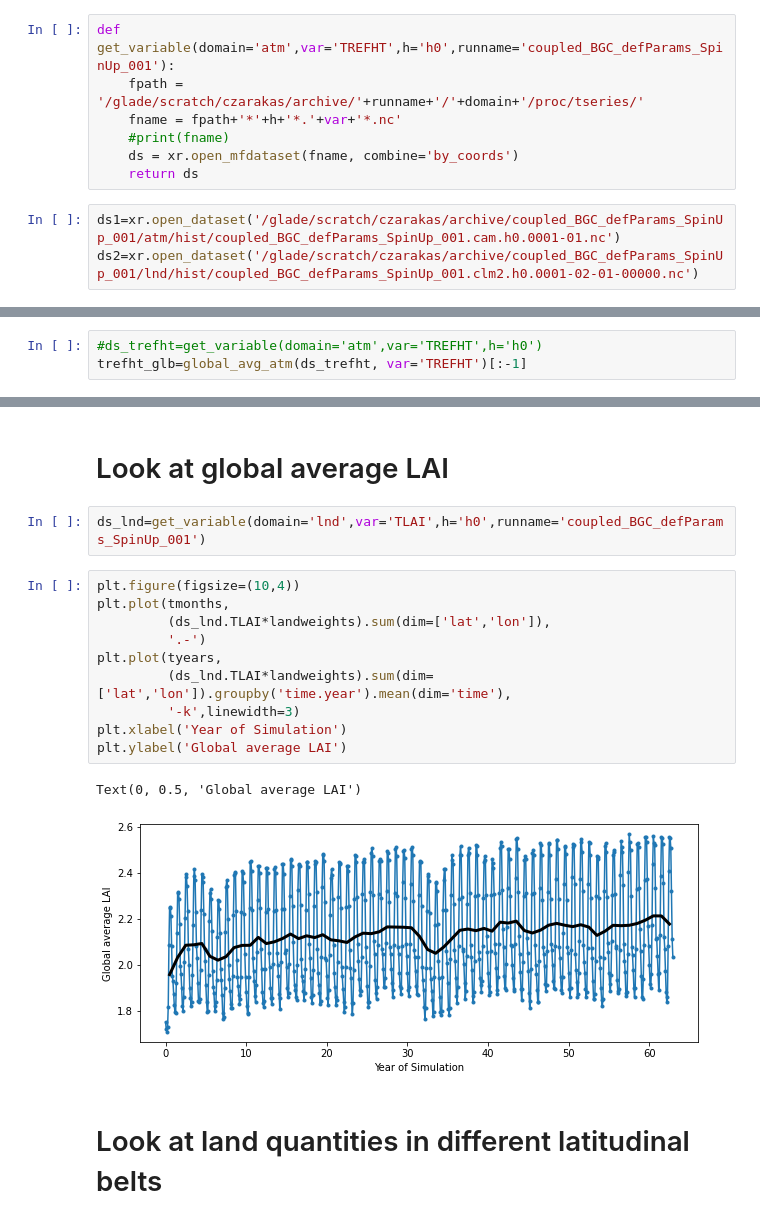
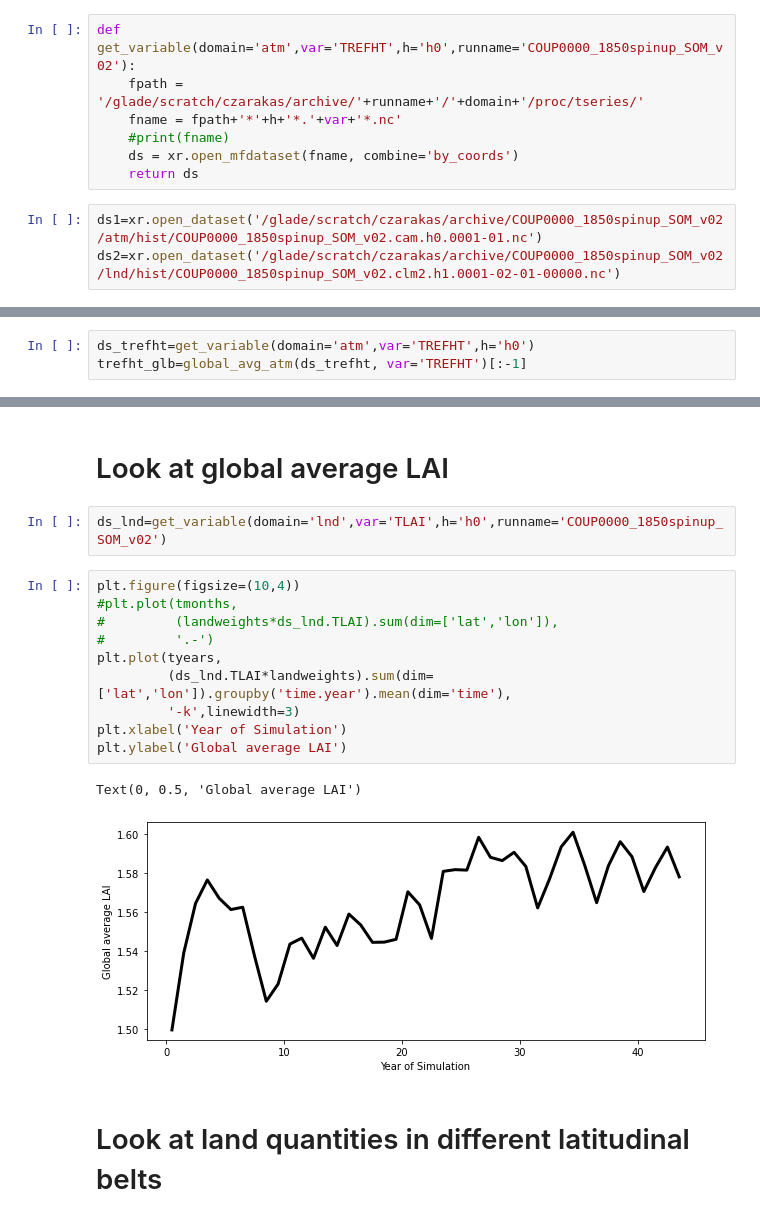
Before and after one commit to czarakas/coupled_PPE, a Jupyter notebook: code/check_simulations/Check_spin_up_after_doing_postproc.ipynb, the cells around one changed output, grey strips where cells are left out. Cells and saved outputs as stored; diff of their text form.

```diff
--- a/code/check_simulations/Check_spin_up_after_doing_postproc.ipynb
+++ b/code/check_simulations/Check_spin_up_after_doing_postproc.ipynb
@@ -4,15 +4,15 @@ import xarray as xr
 import matplotlib.pyplot as plt
 import numpy as np
 # %%
-def get_variable(domain='atm',var='TREFHT',h='h0',runname='coupled_BGC_defParams_SpinUp_001'):
+def get_variable(domain='atm',var='TREFHT',h='h0',runname='COUP0000_1850spinup_SOM_v02'):
     fpath = '/glade/scratch/czarakas/archive/'+runname+'/'+domain+'/proc/tseries/'
     fname = fpath+'*'+h+'*.'+var+'*.nc'
     #print(fname)
     ds = xr.open_mfdataset(fname, combine='by_coords')
     return ds
 # %%
-ds1=xr.open_dataset('/glade/scratch/czarakas/archive/coupled_BGC_defParams_SpinUp_001/atm/hist/coupled_BGC_defParams_SpinUp_001.cam.h0.0001-01.nc')
-ds2=xr.open_dataset('/glade/scratch/czarakas/archive/coupled_BGC_defParams_SpinUp_001/lnd/hist/coupled_BGC_defParams_SpinUp_001.clm2.h0.0001-02-01-00000.nc')
+ds1=xr.open_dataset('/glade/scratch/czarakas/archive/COUP0000_1850spinup_SOM_v02/atm/hist/COUP0000_1850spinup_SOM_v02.cam.h0.0001-01.nc')
+ds2=xr.open_dataset('/glade/scratch/czarakas/archive/COUP0000_1850spinup_SOM_v02/lnd/hist/COUP0000_1850spinup_SOM_v02.clm2.h1.0001-02-01-00000.nc')
 # %% [markdown]
 # Calculate area weights
 # %%
@@ -91,7 +91,7 @@ ds_trefht=xr.open_dataset('/glade/campaign/univ/uwas0044/czarakas/StomatalSlopeE
 #ds_trefht=xr.open_dataset('/glade/campaign/univ/uwas0044/czarakas/StomatalSlopeExperiments2021/archive/coupled/coupled_DEFmedslope_1xCO2_03/atm/proc/tseries/'+
 #                          'coupled_DEFmedslope_1xCO2_03.cam.h0.timeseries.TREFHT.nc')
 # %%
-#ds_trefht=get_variable(domain='atm',var='TREFHT',h='h0')
+ds_trefht=get_variable(domain='atm',var='TREFHT',h='h0')
 trefht_glb=global_avg_atm(ds_trefht, var='TREFHT')[:-1]
 # %%
 tmonths = np.arange(0, np.size(trefht_glb.time))/12
@@ -161,20 +211,20 @@ plt.colorbar()
 # %% [markdown]
 # Look at global average LAI
 # %%
-ds_lnd=get_variable(domain='lnd',var='TLAI',h='h0',runname='coupled_BGC_defParams_SpinUp_001')
+ds_lnd=get_variable(domain='lnd',var='TLAI',h='h0',runname='COUP0000_1850spinup_SOM_v02')
 # %%
 plt.figure(figsize=(10,4))
-plt.plot(tmonths,
-         (ds_lnd.TLAI*landweights).sum(dim=['lat','lon']),
-         '.-')
+#plt.plot(tmonths,
+#         (landweights*ds_lnd.TLAI).sum(dim=['lat','lon']),
+#         '.-')
 plt.plot(tyears,
          (ds_lnd.TLAI*landweights).sum(dim=['lat','lon']).groupby('time.year').mean(dim='time'),
          '-k',linewidth=3)
 plt.xlabel('Year of Simulation')
 plt.ylabel('Global average LAI')
 # %% [output]
 Text(0, 0.5, 'Global average LAI')
-[figure, old version]
+[figure, new version]
 # %% [markdown]
 # Look at land quantities in different latitudinal belts
 # %%
```
Also changed, not shown: parts of 13 cells of this notebook, 14 other files.
